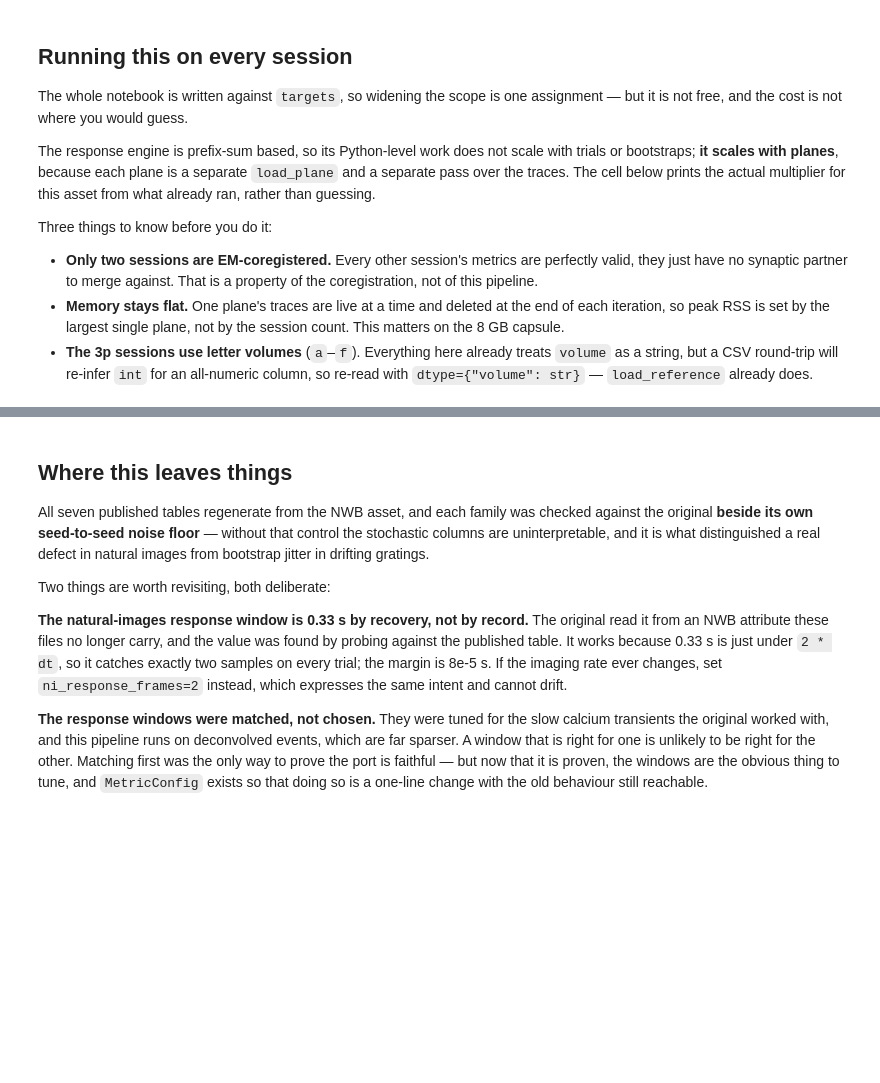
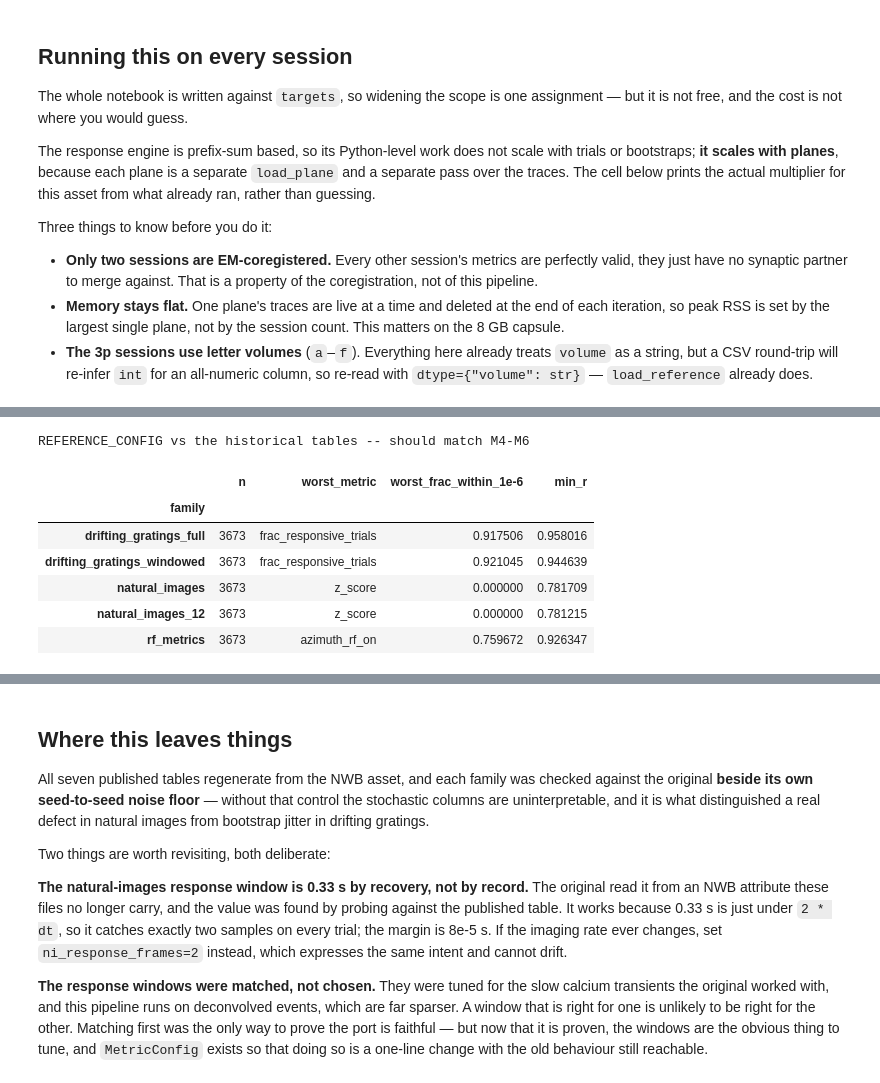
Before and after one commit to bpdanskin/SWDB_2026_Connectomics-functional-metrics, a Jupyter notebook: code/supplement/Functional Data Stimulus Metrics.ipynb, the cells around one changed output, grey strips where cells are left out. Cells and saved outputs as stored; diff of their text form; code cells hidden in the pictures; blank space fills up the shorter version.

```diff
--- a/code/supplement/Functional Data Stimulus Metrics.ipynb
+++ b/code/supplement/Functional Data Stimulus Metrics.ipynb
@@ -1929,0 +1849,36 @@ checkpoint("p3_corrections", p3, save_dir, seed=SEEDS[0],
+# %%
+# --- 1. the reference config still matches the historical tables
+p3 = {"fidelity": {}, "corrections": {}}
+METRIC_SETS = {"drifting_gratings_full": DG_METRICS, "drifting_gratings_windowed": DG_METRICS,
+               "natural_images": NI_METRICS, "natural_images_12": NI_METRICS,
+               "rf_metrics": RF_METRICS}
+if published_dir is not None:
+    rows = []
+    for fam, mets in METRIC_SETS.items():
+        rep = compare_tables(sm.to_output_schema(ref_tables[fam], fam),
+                             load_reference(published_dir, fam), mets,
+                             exact=[m for m in ("preferred_dir", "preferred_sf", "pref_img", *RF_BOOL)
+                                    if m in mets])
+        p3["fidelity"][fam] = rep
+        # Guarded: a family whose metrics are all NaN on this subset would give min() an
+        # empty sequence, and failing here would throw away the whole preceding run.
+        scored = [(d["frac_within_rtol"], m) for m, d in rep["metrics"].items()
+                  if d.get("frac_within_rtol") is not None]
+        rs = [d["pearson_r"] for d in rep["metrics"].values() if "pearson_r" in d]
+        worst = min(scored) if scored else (float("nan"), "none comparable")
+        rows.append({"family": fam, "n": rep["n_joined"], "worst_metric": worst[1],
+                     "worst_frac_within_1e-6": round(worst[0], 6),
+                     "min_r": round(min(rs), 6) if rs else None})
+    print("REFERENCE_CONFIG vs the historical tables -- should match M4-M6")
+    display(pd.DataFrame(rows).set_index("family"))
+else:
+    print("no reference tables attached; fidelity check skipped")
+# %% [output]
+REFERENCE_CONFIG vs the historical tables -- should match M4-M6
+|  | n | worst_metric | worst_frac_within_1e-6 | min_r |
+| family |  |  |  |  |
+| drifting_gratings_full | 3673 | frac_responsive_trials | 0.917506 | 0.958016 |
+| drifting_gratings_windowed | 3673 | frac_responsive_trials | 0.921045 | 0.944639 |
+| natural_images | 3673 | z_score | 0.000000 | 0.781709 |
+| natural_images_12 | 3673 | z_score | 0.000000 | 0.781215 |
+| rf_metrics | 3673 | azimuth_rf_on | 0.759672 | 0.926347 |
```
Also changed, not shown: parts of 30 cells of this notebook, 2 other files.
